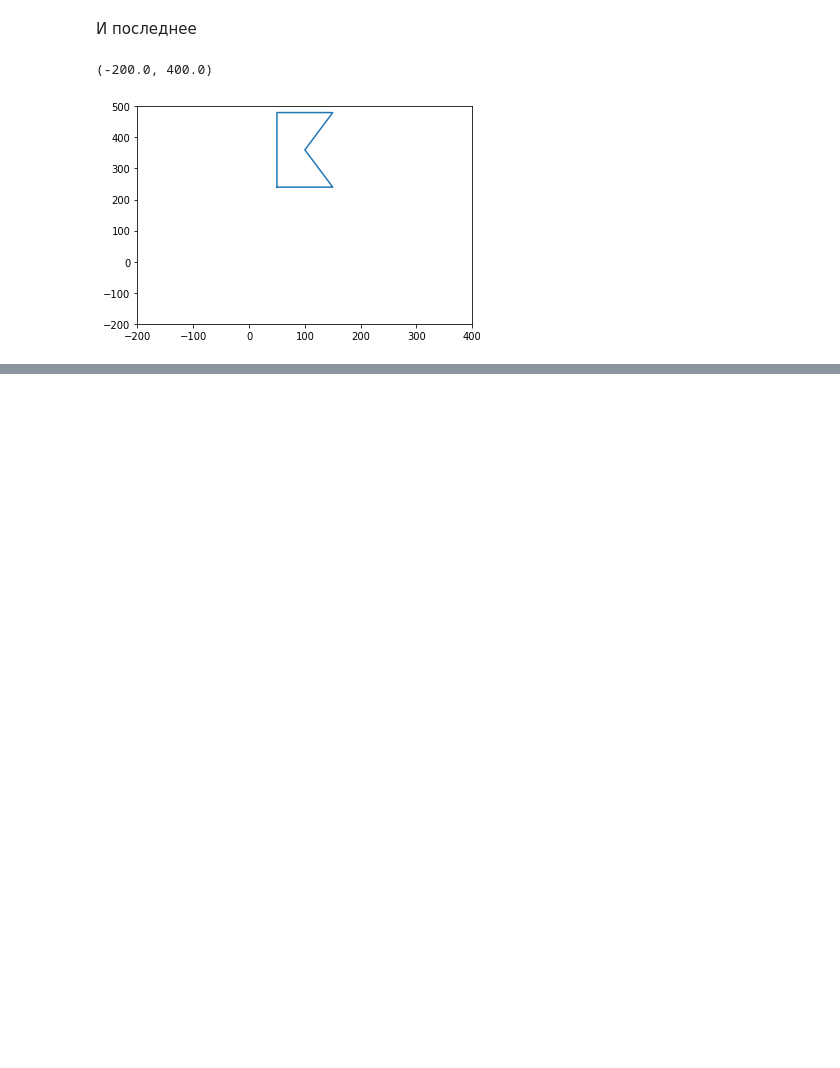
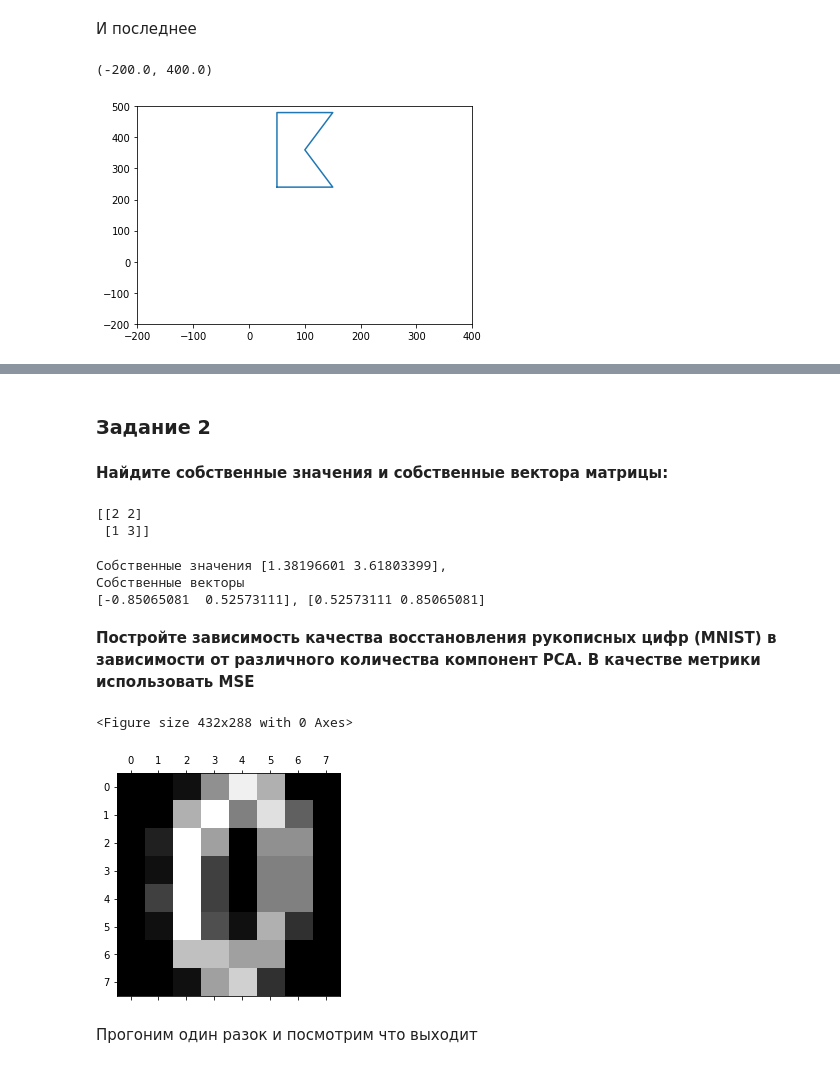
Before and after one commit to SperryUNIVAC/PYDA14, a Jupyter notebook: Math/math.ipynb, the cells around one changed output, grey strips where cells are left out. Cells and saved outputs as stored; diff of their text form; code cells hidden in the pictures; blank space fills up the shorter version.

```diff
--- a/Math/math.ipynb
+++ b/Math/math.ipynb
@@ -206,0 +345,27 @@ plt.xlim([-200, 400])
+# %% [markdown]
+### Задание 2
+# %% [markdown]
+**Найдите собственные значения и собственные вектора матрицы:**
+# %%
+m = np.array([[2, 2], [1, 3]])
+print(m)
+# %% [output]
+[[2 2]
+ [1 3]]
+# %%
+wa, va = linalg.eigh(m)
+print(f'Собственные значения {wa},\nСобственные векторы\n{va[0]}, {va[1]}')
+# %% [output]
+Собственные значения [1.38196601 3.61803399],
+Собственные векторы
+[-0.85065081  0.52573111], [0.52573111 0.85065081]
+# %% [markdown]
+**Постройте зависимость качества восстановления рукописных цифр (MNIST) в зависимости от различного количества компонент PCA. В качестве метрики использовать MSE**
+# %%
+digits = load_digits()
+plt.gray()
+plt.matshow(digits.images[10])
+plt.show()
+# %% [output]
+<Figure size 432x288 with 0 Axes>
+[figure, added]
@@ -206,0 +374,2 @@ plt.xlim([-200, 400])
+# %% [markdown]
+Прогоним один разок и посмотрим что выходит
```
Also changed, not shown: parts of 56 cells of this notebook.
